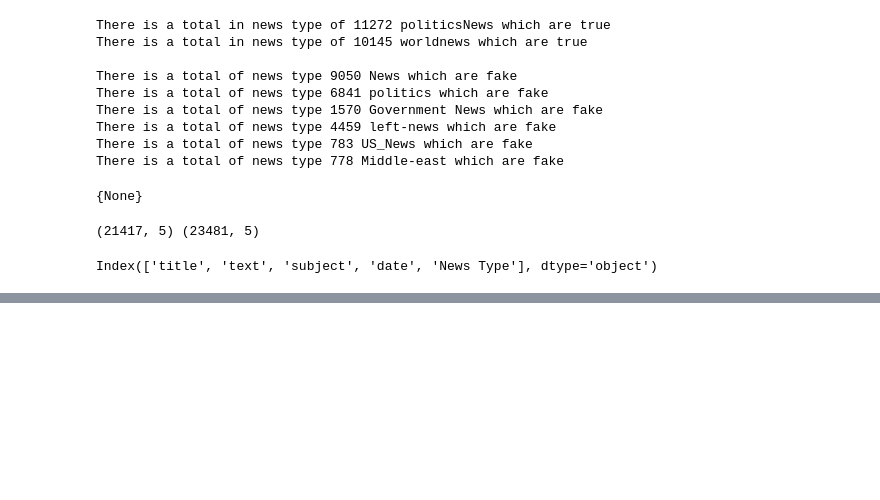
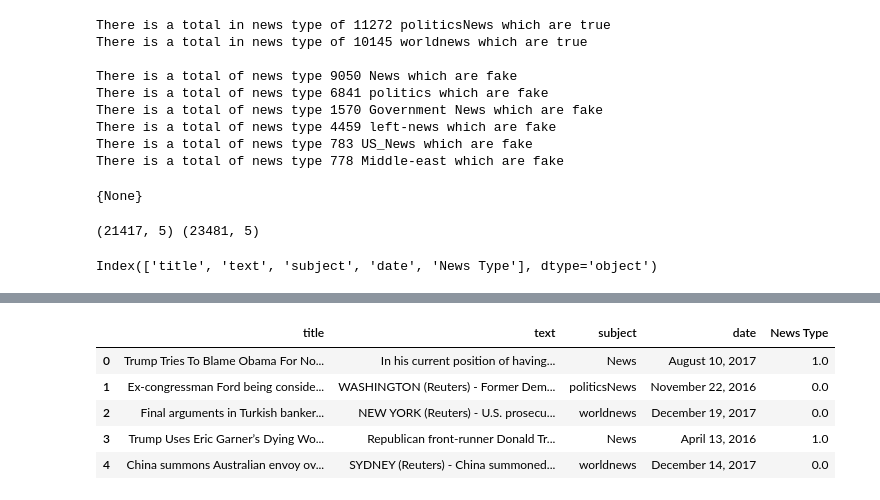
Before and after one commit to MoncefKa/kaggle-projects, a Jupyter notebook: fake-news-classification.ipynb, the cells around one changed output, grey strips where cells are left out. Cells and saved outputs as stored; diff of their text form; code cells hidden in the pictures; blank space fills up the shorter version.

```diff
--- a/fake-news-classification.ipynb
+++ b/fake-news-classification.ipynb
@@ -152,0 +174,11 @@ merged_data
+# %%
+encoder=OneHotEncoder()
+merged_data["News Type"]=encoder.fit_transform(merged_data[["News Type"]]).toarray()
+merged_data.head()
+# %% [output]
+|  | title | text | subject | date | News Type |
+| 0 | Trump Tries To Blame Obama For No... | In his current position of having... | News | August 10, 2017 | 1.0 |
+| 1 | Ex-congressman Ford being conside... | WASHINGTON (Reuters) - Former Dem... | politicsNews | November 22, 2016 | 0.0 |
+| 2 | Final arguments in Turkish banker... | NEW YORK (Reuters) - U.S. prosecu... | worldnews | December 19, 2017 | 0.0 |
+| 3 | Trump Uses Eric Garner’s Dying Wo... | Republican front-runner Donald Tr... | News | April 13, 2016 | 1.0 |
+| 4 | China summons Australian envoy ov... | SYDNEY (Reuters) - China summoned... | worldnews | December 14, 2017 | 0.0 |
```
Also changed, not shown: parts of 18 cells of this notebook.
